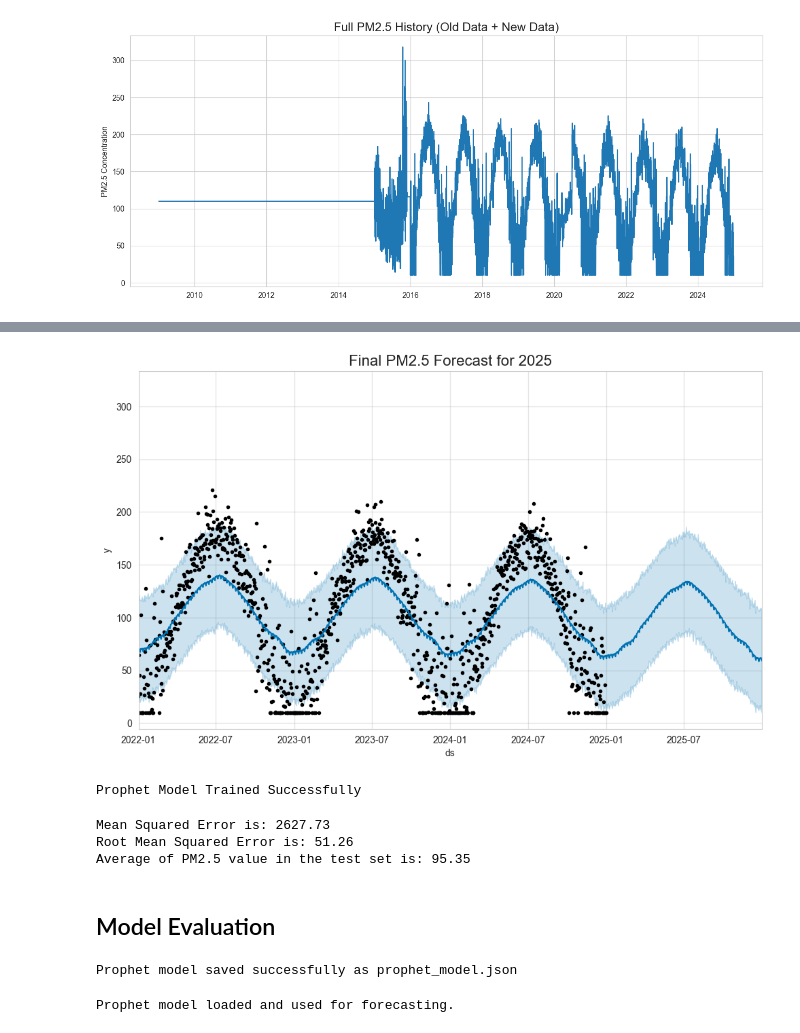
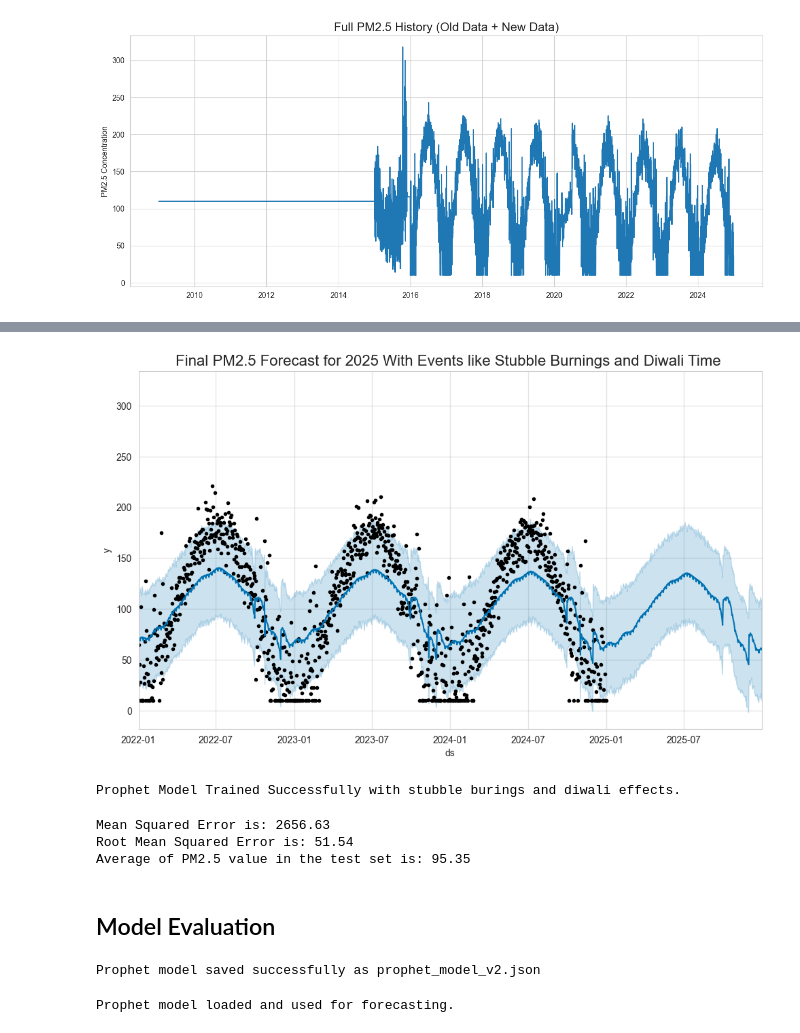
Before and after one commit to Aditya-j101/Air_quality_Index, a Jupyter notebook: project.ipynb, the cells around one changed output, grey strips where cells are left out. Cells and saved outputs as stored; diff of their text form; code cells hidden in the pictures.

Commit message:
Files added successfully

```diff
--- a/project.ipynb
+++ b/project.ipynb
@@ -257,15 +257,45 @@ plt.show()
 # %%
 from prophet import Prophet
 prophet_data_full = df_combined.reset_index().rename(columns={'date': 'ds', 'pm2_5': 'y'})
-prophet_model_final = Prophet(yearly_seasonality=True, weekly_seasonality=True, daily_seasonality=False)
+#defining the special events
+#1. Diwali
+diwali_dates = pd.DataFrame({
+  'holiday': 'Diwali',
+  'ds': pd.to_datetime([
+      '2009-10-17', '2010-11-05', '2011-10-26', '2012-11-13', '2013-11-03',
+      '2014-10-23', '2015-11-11', '2016-10-30', '2017-10-19', '2018-11-07',
+      '2019-10-27', '2020-11-14', '2021-11-04', '2022-10-24', '2023-11-12', '2024-11-01'
+  ]),
+  'lower_window': -1, 'upper_window': 2,
+})
+#2. Stubble Burning Features
+def stubble_burning_season(ds):
+    date = pd.to_datetime(ds)
+    return (date.month == 10 or date.month == 11)
+
+prophet_model_final = Prophet(yearly_seasonality=True, weekly_seasonality=True, daily_seasonality=False, holidays = diwali_dates)
+prophet_model_final.add_seasonality(name = "stubble_burning",
+                                    period = 365,
+                                    fourier_order=5,
+                                    condition_name="stubble_burning")
+#Adding Stubble burning to the data before fitting it
+prophet_data_full["stubble_burning"] = prophet_data_full['ds'].apply(stubble_burning_season)
 prophet_model_final.fit(prophet_data_full)
+
+#Forecasting
+#Create the future dates and add the stubble burning into it
 future_dates_2025 = prophet_model_final.make_future_dataframe(periods=365)
+future_dates_2025['stubble_burning'] = future_dates_2025['ds'].apply(stubble_burning_season)
+
+#Make the predictions
 forecast_2025 = prophet_model_final.predict(future_dates_2025)
+
+#Plotting
 fig = prophet_model_final.plot(forecast_2025)
 # Zoom in on the last few years + the forecast period
 ax = fig.gca()
 ax.set_xlim(pd.to_datetime('2022-01-01'), pd.to_datetime('2025-12-31'))
-plt.title('Final PM2.5 Forecast for 2025', fontsize=16)
+plt.title('Final PM2.5 Forecast for 2025 With Events like Stubble Burnings and Diwali Time ', fontsize=16)
 plt.show()
-print("Prophet Model Trained Successfully")
+print("Prophet Model Trained Successfully with stubble burings and diwali effects.")
 # %% [output]
@@ -274,5 +304,5 @@ print("Prophet Model Trained Successfully")
-[figure, old version]
+[figure, new version]
-Prophet Model Trained Successfully
+Prophet Model Trained Successfully with stubble burings and diwali effects.
 # %%
 from sklearn.metrics import mean_squared_error, root_mean_squared_error
 
@@ -288,18 +318,18 @@ print(f"Root Mean Squared Error is: {rmse:.2f}")
 
 print(f"Average of PM2.5 value in the test set is: {y_true.mean():.2f}")
 # %% [output]
-Mean Squared Error is: 2627.73
-Root Mean Squared Error is: 51.26
+Mean Squared Error is: 2656.63
+Root Mean Squared Error is: 51.54
 Average of PM2.5 value in the test set is: 95.35
 # %% [markdown]
 ## Model Evaluation
 # %%
 from prophet.serialize import model_to_json
-with open('prophet_model.json', 'w') as fout:
+with open('prophet_model_v2.json', 'w') as fout:
     fout.write(model_to_json(prophet_model_final))
 
-print("Prophet model saved successfully as prophet_model.json")
+print("Prophet model saved successfully as prophet_model_v2.json")
 # %% [output]
-Prophet model saved successfully as prophet_model.json
+Prophet model saved successfully as prophet_model_v2.json
 # %%
 from prophet.serialize import model_from_json
```
Also changed, not shown: parts of 7 cells of this notebook, 4 other files.
